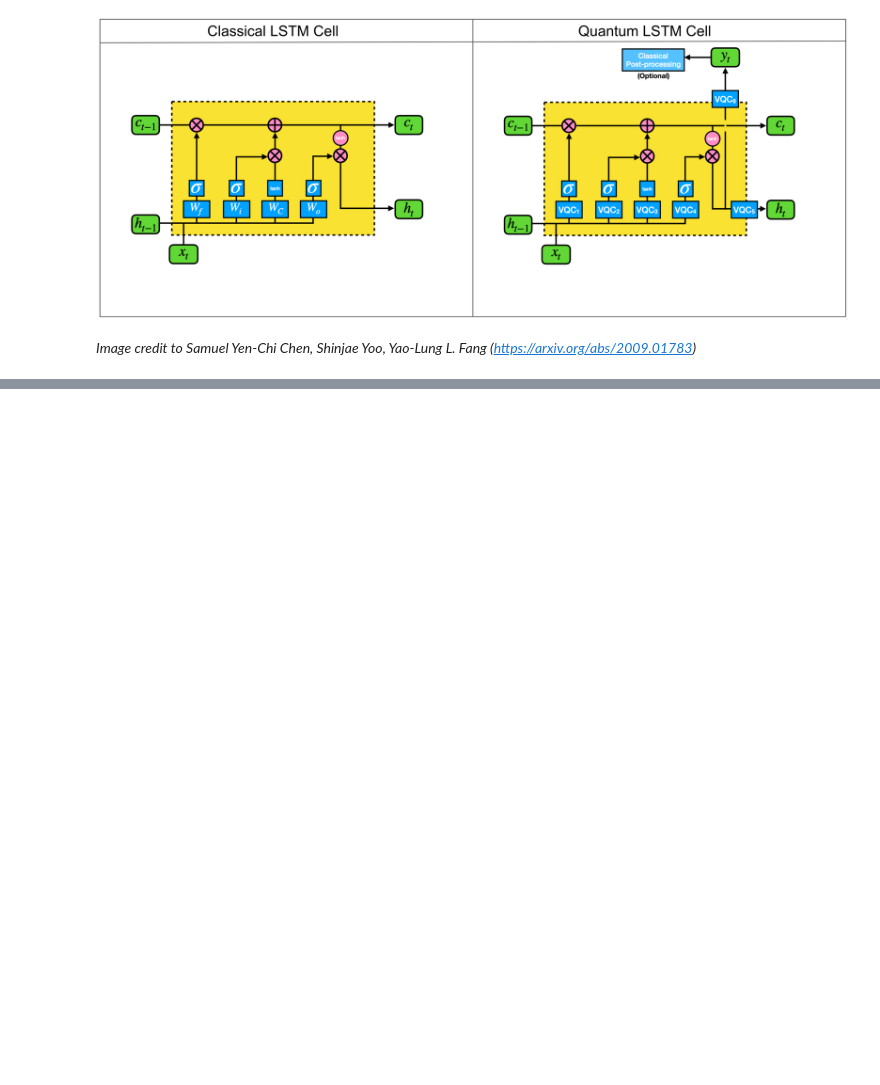
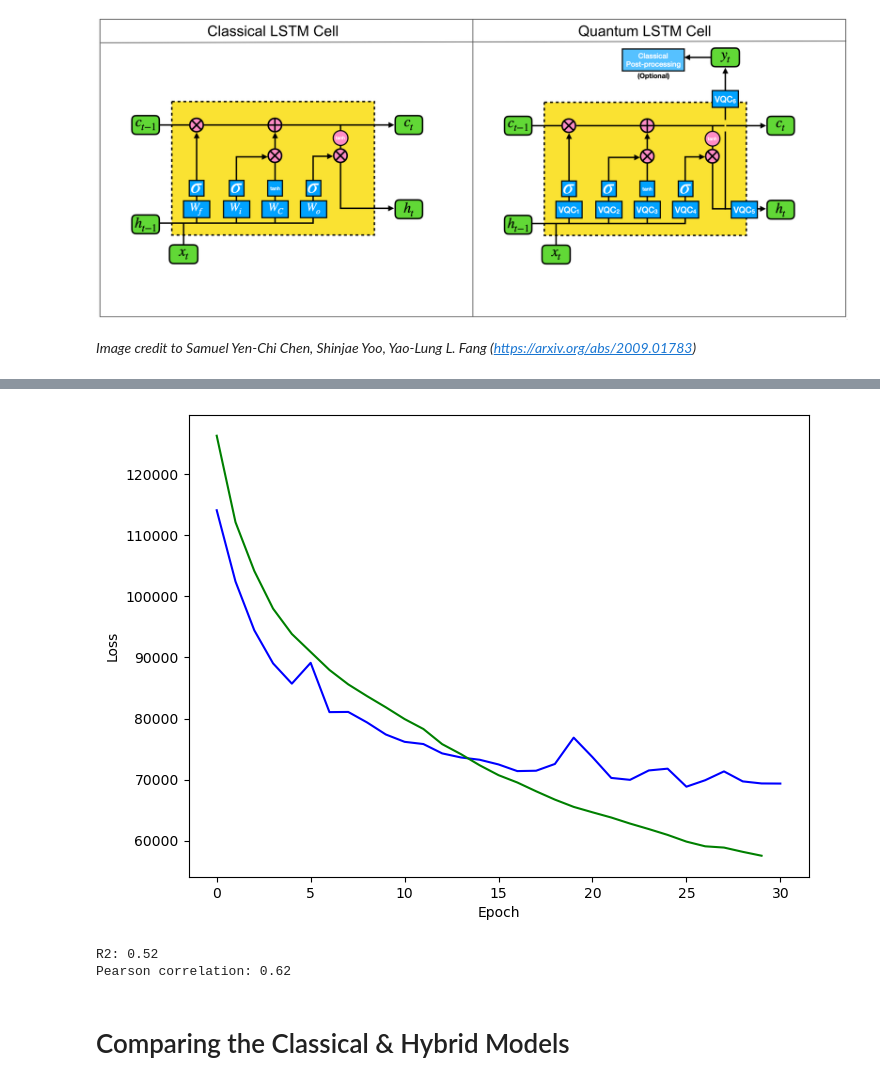
Before and after one commit to conditg/quantum-hybrid-neural-decoding, a Jupyter notebook: Neural-Decoding.ipynb, the cells around one changed output, grey strips where cells are left out. Cells and saved outputs as stored; diff of their text form; code cells hidden in the pictures; blank space fills up the shorter version.

```diff
--- a/Neural-Decoding.ipynb
+++ b/Neural-Decoding.ipynb
@@ -325,0 +306,3 @@ display(Image(filename='images/LSTM-diagram.png'))
+# %%
+traindf = pd.merge(X_train, Y_train, left_index=True, right_index=True)
+testdf = pd.merge(X_test, Y_test, left_index=True, right_index=True)
@@ -325,0 +365,19 @@ display(Image(filename='images/LSTM-diagram.png'))
+# %%
+quantum_loss_train = []
+quantum_loss_test = []
+print("Untrained test\n--------")
+start = time.time()
+test_loss = test_model(test_loader, Qmodel, loss_function)
+end = time.time()
+print("Execution time", end - start)
+quantum_loss_test.append(test_loss)
+
+for ix_epoch in range(20):
+    print(f"Epoch {ix_epoch}\n---------")
+    start = time.time()
+    train_loss = train_model(train_loader, Qmodel, loss_function, optimizer=optimizer)
+    test_loss = test_model(test_loader, Qmodel, loss_function)
+    end = time.time()
+    print("Execution time", end - start)
+    quantum_loss_train.append(train_loss)
+    quantum_loss_test.append(test_loss)
@@ -325,0 +433,17 @@ display(Image(filename='images/LSTM-diagram.png'))
+# %%
+plt.figure(figsize=(8, 6))
+plt.plot(range(len(quantum_loss_test)), quantum_loss_test, color = "blue")
+plt.plot(range(len(quantum_loss_train)), quantum_loss_train, color = "green")
+plt.ylabel('Loss')
+plt.xlabel('Epoch')
+plt.show()
+# %% [output]
+[figure, added]
+# %%
+r2 = r2_score(df_out_Q[target], df_out_Q[ystar_col_Q])
+print(f"R2: {round(r2,2)}")
+# %% [output]
+R2: 0.52
+Pearson correlation: 0.62
+# %% [markdown]
+# Comparing the Classical & Hybrid Models
```
Also changed, not shown: parts of 29 cells of this notebook, 5 other files.
